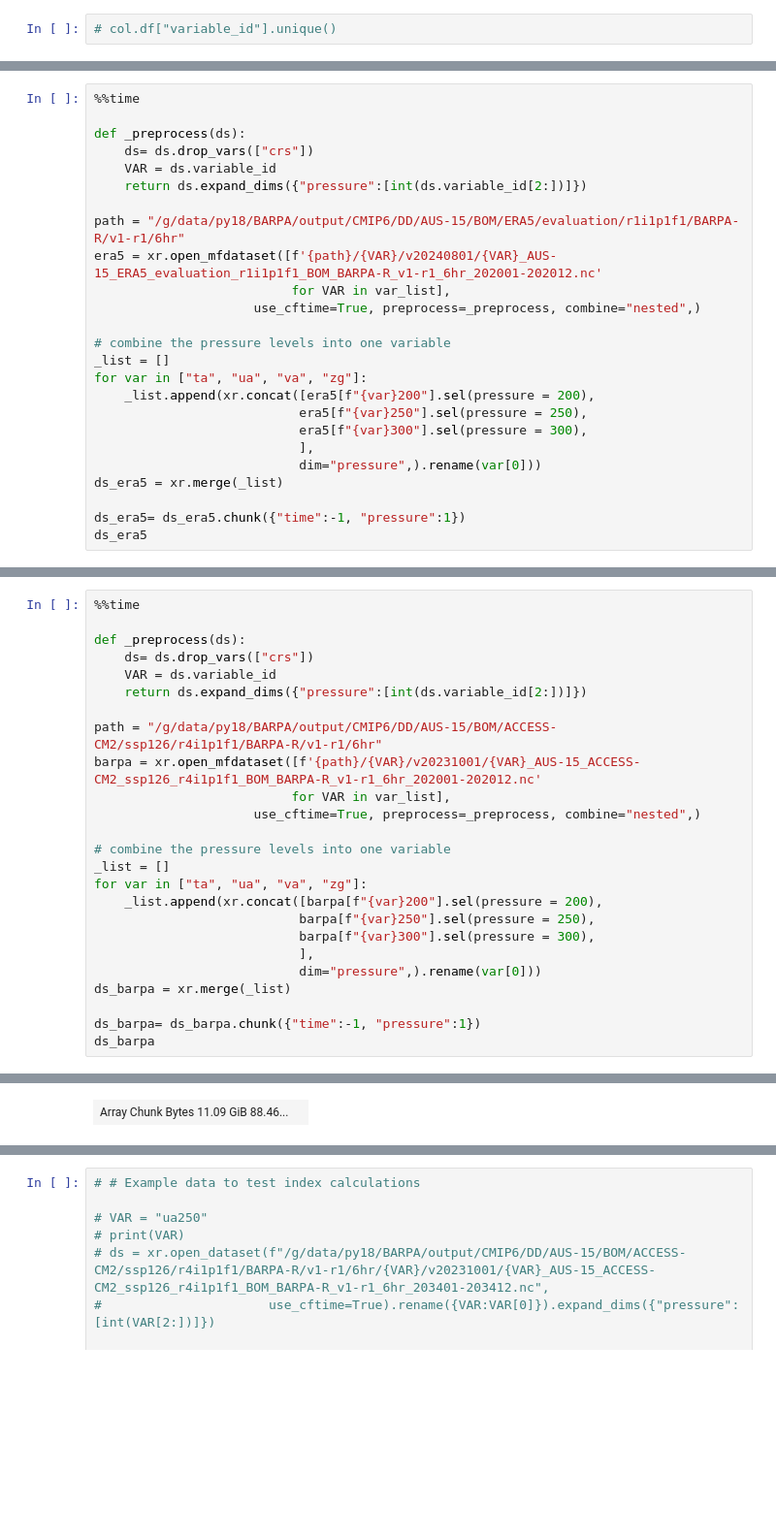
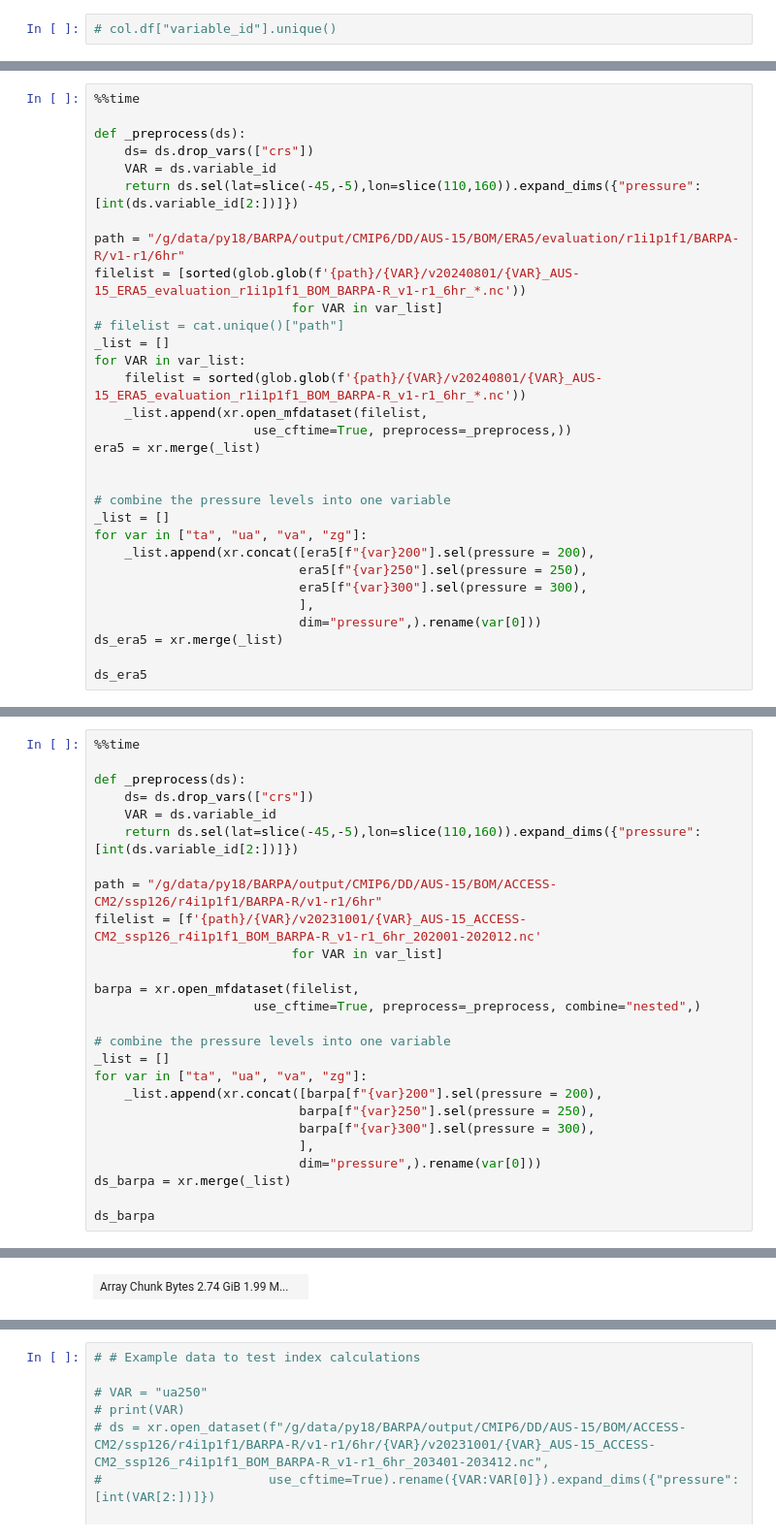
Before and after one commit to xenct/turbulence_AUSCAT, a Jupyter notebook: CAT_indices.ipynb, the cells around one changed output, grey strips where cells are left out. Shown at 97% size. Saved outputs shown, nothing was run; the diff lists cells and outputs as text; blank space fills up the shorter version.

```diff
--- a/CAT_indices.ipynb
+++ b/CAT_indices.ipynb
@@ -227,12 +223,19 @@ dtype: object
 def _preprocess(ds):
     ds= ds.drop_vars(["crs"])
     VAR = ds.variable_id
-    return ds.expand_dims({"pressure":[int(ds.variable_id[2:])]})
+    return ds.sel(lat=slice(-45,-5),lon=slice(110,160)).expand_dims({"pressure":[int(ds.variable_id[2:])]})
 
 path = "/g/data/py18/BARPA/output/CMIP6/DD/AUS-15/BOM/ERA5/evaluation/r1i1p1f1/BARPA-R/v1-r1/6hr"
-era5 = xr.open_mfdataset([f'{path}/{VAR}/v20240801/{VAR}_AUS-15_ERA5_evaluation_r1i1p1f1_BOM_BARPA-R_v1-r1_6hr_202001-202012.nc'
-                          for VAR in var_list],
-                     use_cftime=True, preprocess=_preprocess, combine="nested",)
+filelist = [sorted(glob.glob(f'{path}/{VAR}/v20240801/{VAR}_AUS-15_ERA5_evaluation_r1i1p1f1_BOM_BARPA-R_v1-r1_6hr_*.nc'))
+                          for VAR in var_list]
+# filelist = cat.unique()["path"]
+_list = []
+for VAR in var_list:
+    filelist = sorted(glob.glob(f'{path}/{VAR}/v20240801/{VAR}_AUS-15_ERA5_evaluation_r1i1p1f1_BOM_BARPA-R_v1-r1_6hr_*.nc'))
+    _list.append(xr.open_mfdataset(filelist,
+                     use_cftime=True, preprocess=_preprocess,))
+era5 = xr.merge(_list)
+
 
 # combine the pressure levels into one variable
 _list = []
@@ -244,6 +247,5 @@ for var in ["ta", "ua", "va", "zg"]:
                            dim="pressure",).rename(var[0]))
 ds_era5 = xr.merge(_list)
 
-ds_era5= ds_era5.chunk({"time":-1, "pressure":1})
 ds_era5
 # %% [output]
@@ -335,11 +337,13 @@ crs
 def _preprocess(ds):
     ds= ds.drop_vars(["crs"])
     VAR = ds.variable_id
-    return ds.expand_dims({"pressure":[int(ds.variable_id[2:])]})
+    return ds.sel(lat=slice(-45,-5),lon=slice(110,160)).expand_dims({"pressure":[int(ds.variable_id[2:])]})
 
 path = "/g/data/py18/BARPA/output/CMIP6/DD/AUS-15/BOM/ACCESS-CM2/ssp126/r4i1p1f1/BARPA-R/v1-r1/6hr"
-barpa = xr.open_mfdataset([f'{path}/{VAR}/v20231001/{VAR}_AUS-15_ACCESS-CM2_ssp126_r4i1p1f1_BOM_BARPA-R_v1-r1_6hr_202001-202012.nc'
-                          for VAR in var_list],
+filelist = [f'{path}/{VAR}/v20231001/{VAR}_AUS-15_ACCESS-CM2_ssp126_r4i1p1f1_BOM_BARPA-R_v1-r1_6hr_202001-202012.nc'
+                          for VAR in var_list]
+
+barpa = xr.open_mfdataset(filelist,
                      use_cftime=True, preprocess=_preprocess, combine="nested",)
 
 # combine the pressure levels into one variable
@@ -352,6 +356,5 @@ for var in ["ta", "ua", "va", "zg"]:
                            dim="pressure",).rename(var[0]))
 ds_barpa = xr.merge(_list)
 
-ds_barpa= ds_barpa.chunk({"time":-1, "pressure":1})
 ds_barpa
 # %% [output]
@@ -366,15 +369,15 @@ lat: 436
 pressure: 3
 Coordinates: (4)
 time
 (time)
 object
 2020-01-01 00:00:00 ... 2020-12-...
 ... (49 lines left out)
 cell_methods :
 pressure: point time: point (interval: 6H) area: interpolation (method: bilinear)
 grid_mapping :
 crs
-| Array Chunk Bytes 11.09 GiB 88.46... |  |
+| Array Chunk Bytes 2.74 GiB 1.99 M... |  |
 u
 (pressure, time, lat, lon)
 float64
```
Also changed, not shown: parts of 21 cells of this notebook.
